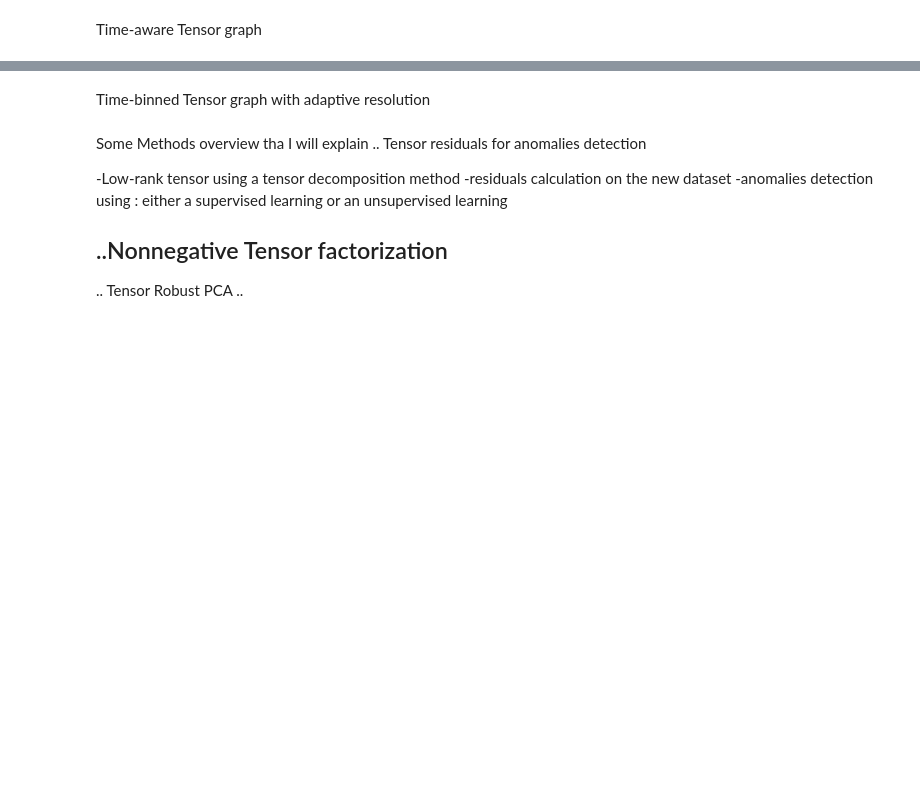
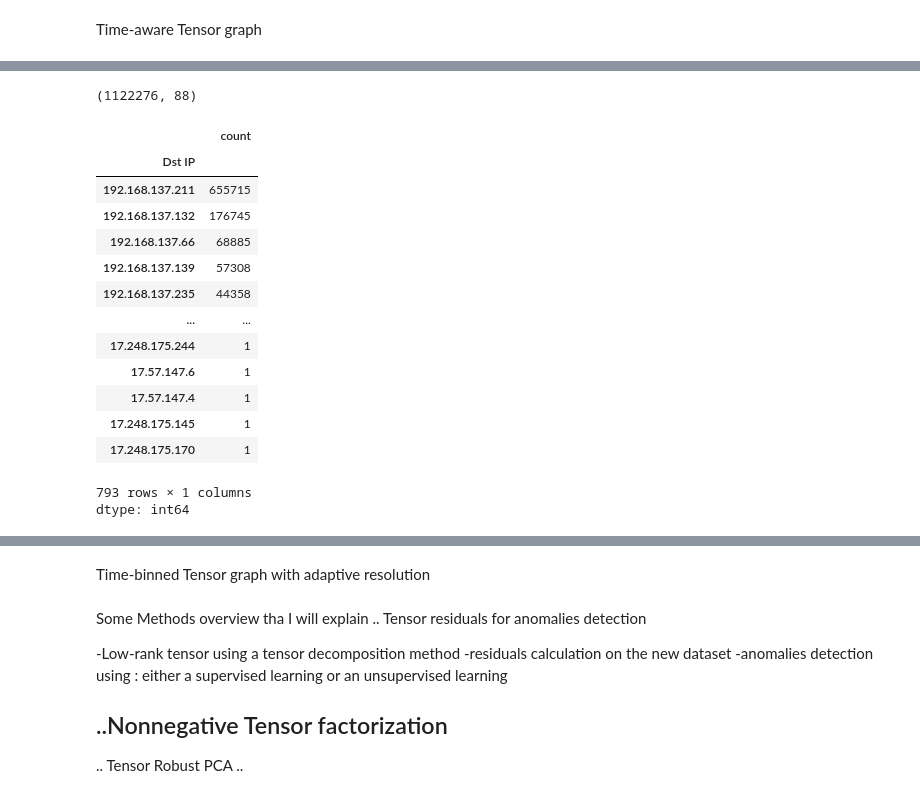
Before and after one commit to mitsouma/IOT_Anomalies_Detection_System_Based_on_Tensor_Decomposition, a Jupyter notebook: Tensorization_of_iot_dataset_.ipynb, the cells around one changed output, grey strips where cells are left out. Drawn from its saved outputs; the diff is of its cells as text; code cells hidden in the pictures; blank space fills up the shorter version.

```diff
--- a/Tensorization_of_iot_dataset_.ipynb
+++ b/Tensorization_of_iot_dataset_.ipynb
@@ -721,0 +920,5 @@ np.count_nonzero(tensor)
+# %%
+errors={}
+for i in range(len(errors_3)):
+    if errors_3[i]<0.15:
+        errors[i] = errors_3[i]
@@ -721,0 +1023,5 @@ np.count_nonzero(tensor)
+# %%
+df=pd.concat([df_ben_day_2.sample(frac=0.001),df5_day_1,df6_day_1],axis=0)
+print(df.shape)
+# %% [output]
+(1122276, 88)
@@ -721,0 +1078,18 @@ np.count_nonzero(tensor)
+# %%
+for i in range(35):
+# %% [output]
+|  | count |
+| Dst IP |  |
+| 192.168.137.211 | 655715 |
+| 192.168.137.132 | 176745 |
+| 192.168.137.66 | 68885 |
+| 192.168.137.139 | 57308 |
+| 192.168.137.235 | 44358 |
+| ... | ... |
+| 17.248.175.244 | 1 |
+| 17.57.147.6 | 1 |
+| 17.57.147.4 | 1 |
+| 17.248.175.145 | 1 |
+| 17.248.175.170 | 1 |
+793 rows × 1 columns
+dtype: int64
```
Also changed, not shown: parts of 73 cells of this notebook.
